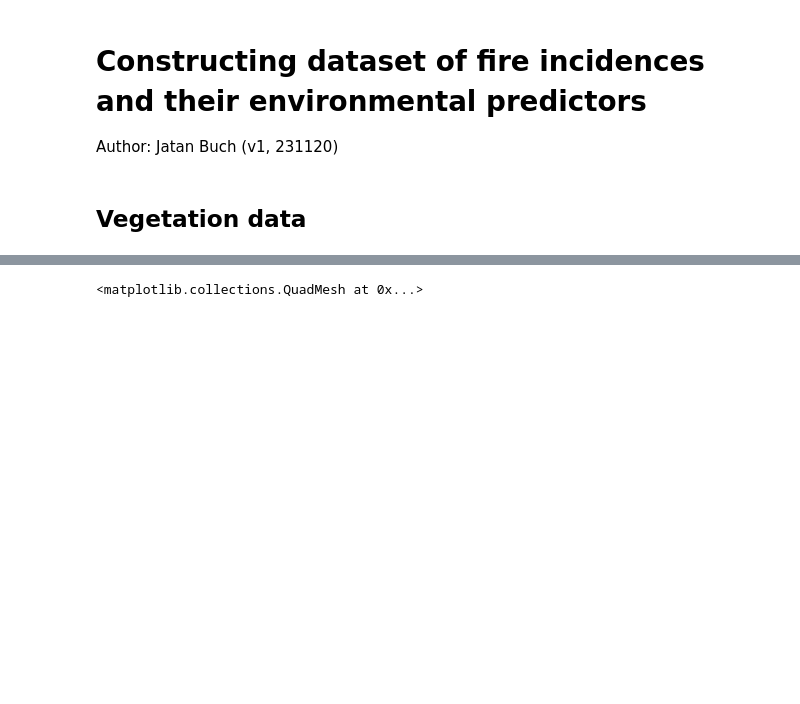
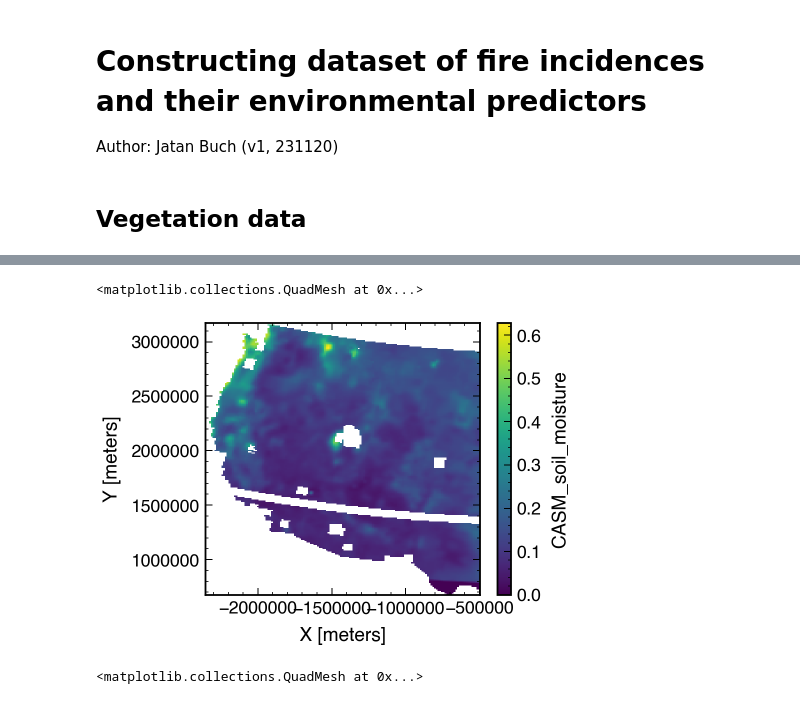
Before and after one commit to jtbuch/fire_hazard_index, a Jupyter notebook: scripts/preliminary_data_analysis.ipynb, the cells around one changed output, grey strips where cells are left out. Saved outputs shown, nothing was run; the diff lists cells and outputs as text; code cells hidden in the pictures; blank space fills up the shorter version.

```diff
--- a/scripts/preliminary_data_analysis.ipynb
+++ b/scripts/preliminary_data_analysis.ipynb
@@ -109 +102,6 @@ Attributes: (0)
+# %%
+casm_ds_conus_XY.CASM_soil_moisture.sel(date= casm_ds_conus_XY.date.dt.month == 6).mean(dim= 'date').plot()
+# %% [output]
+<matplotlib.collections.QuadMesh at 0x...>
+[figure, added]
 # %%
```
Also changed, not shown: parts of 23 cells of this notebook, 1 other file.
